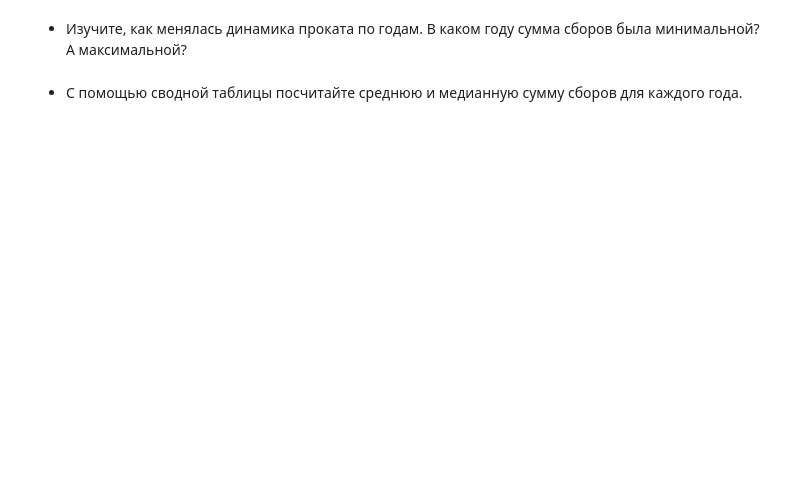
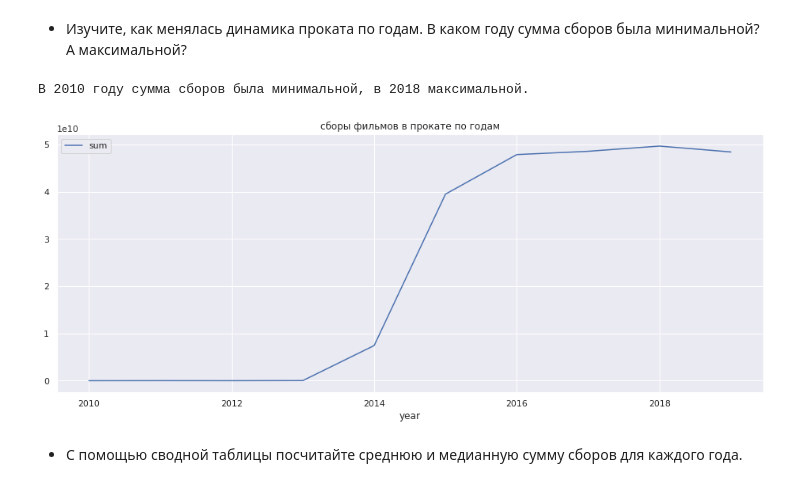
Before and after one commit to ArtyomRasskazov/Practicum, a Jupyter notebook: 1-4-russian-film-distribution.ipynb, the cells around one changed output. Cells and saved outputs as stored; diff of their text form; code cells hidden in the pictures; blank space fills up the shorter version.

```diff
--- a/1-4-russian-film-distribution.ipynb
+++ b/1-4-russian-film-distribution.ipynb
@@ -577,4 +604,10 @@ df_mkrf_movies = add_main(df_mkrf_movies, ['director', 'genres'])
 # %% [markdown]
 - Изучите, как менялась динамика проката по годам. В каком году сумма сборов была минимальной? А максимальной?
+# %%
+df_pivot.plot(title='сборы фильмов в прокате по годам', kind='line', y='sum')
+print(f"В {df_pivot['sum'].idxmin()} году сумма сборов была минимальной, в {df_pivot['sum'].idxmax()} максимальной.")
+# %% [output]
+В 2010 году сумма сборов была минимальной, в 2018 максимальной.
+[figure, added]
 # %% [markdown]
 - С помощью сводной таблицы посчитайте среднюю и медианную сумму сборов для каждого года.
```
Also changed, not shown: parts of 35 cells of this notebook.
